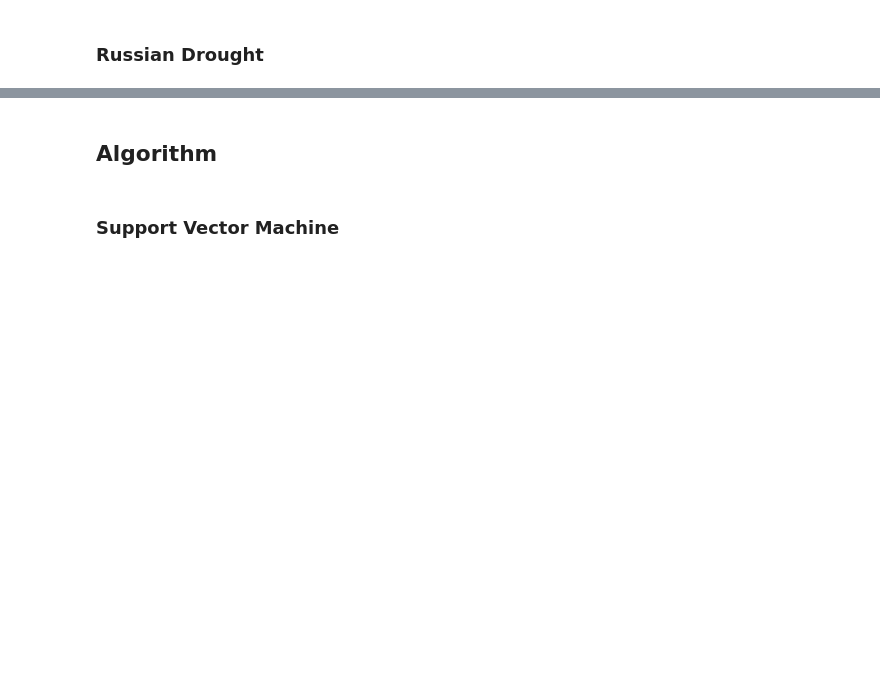
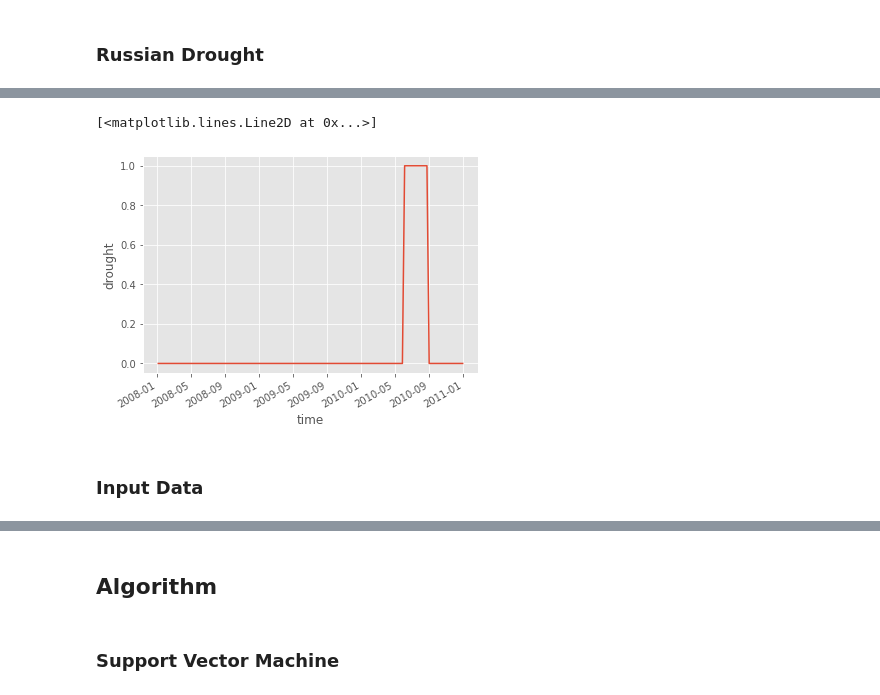
Before and after one commit to IPL-UV/sakame, a Jupyter notebook: notebooks/classification/esdc_app/1.0_walkthrough.ipynb, the cells around one changed output, grey strips where cells are left out. Saved outputs shown, nothing was run; the diff lists cells and outputs as text; code cells hidden in the pictures; blank space fills up the shorter version.

```diff
--- a/notebooks/classification/esdc_app/1.0_walkthrough.ipynb
+++ b/notebooks/classification/esdc_app/1.0_walkthrough.ipynb
@@ -153,0 +69,3 @@ RHW_duration.nc  RHW_GPP.nc
+# %%
+cube_russia = add_drought_events(cube_russia)
+cube_russia
@@ -153,0 +90,5 @@ RHW_duration.nc  RHW_GPP.nc
+# %%
+cube_russia.drought.mean(dim={'lon', 'lat'}).plot()
+# %% [output]
+[<matplotlib.lines.Line2D at 0x...>]
+[figure, added]
@@ -153,0 +97,2 @@ RHW_duration.nc  RHW_GPP.nc
+# %% [markdown]
+### Input Data
```
Also changed, not shown: parts of 27 cells of this notebook, 4 other files.
